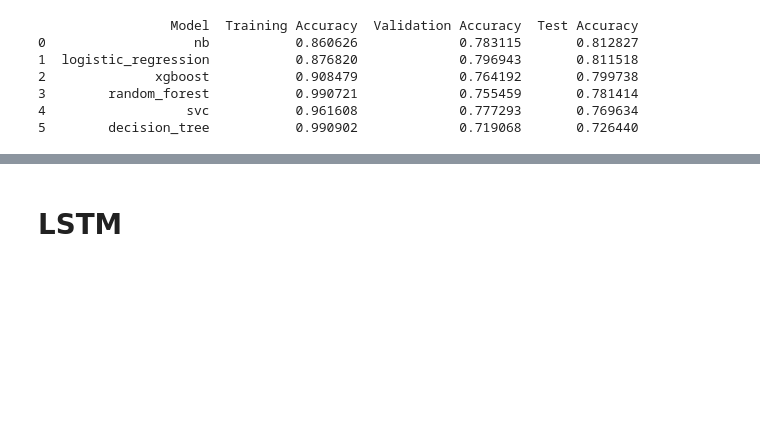
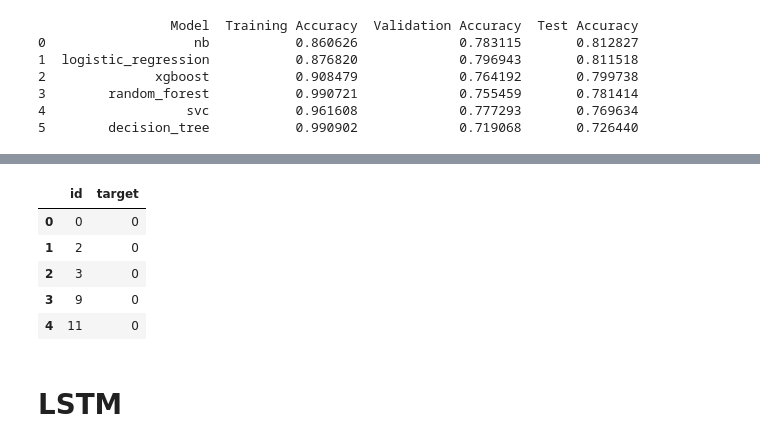
Before and after one commit to deyan18/nlp-disaster-tweets, a Jupyter notebook: models.ipynb, the cells around one changed output, grey strips where cells are left out. Cells and saved outputs as stored; diff of their text form; code cells hidden in the pictures; blank space fills up the shorter version.

```diff
--- a/models.ipynb
+++ b/models.ipynb
@@ -820,9 +836,17 @@ y_pred_submission = lr.predict(X_submission)
 # %%
 sample_submission_lr = sample_submission.copy()
 sample_submission_lr['target'] = y_pred_submission
-sample_submission_lr.to_csv('data/submissions/submission_lr.csv', index=False)
 
-sample_submission.head()
+sample_submission_lr.to_csv(folder_path + 'data/submissions/submission_lr.csv', index=False)
+
+sample_submission_lr.head()
+# %% [output]
+|  | id | target |
+| 0 | 0 | 0 |
+| 1 | 2 | 0 |
+| 2 | 3 | 0 |
+| 3 | 9 | 0 |
+| 4 | 11 | 0 |
 # %% [markdown]
 # LSTM
 # %%
```
Also changed, not shown: parts of 21 cells of this notebook.
